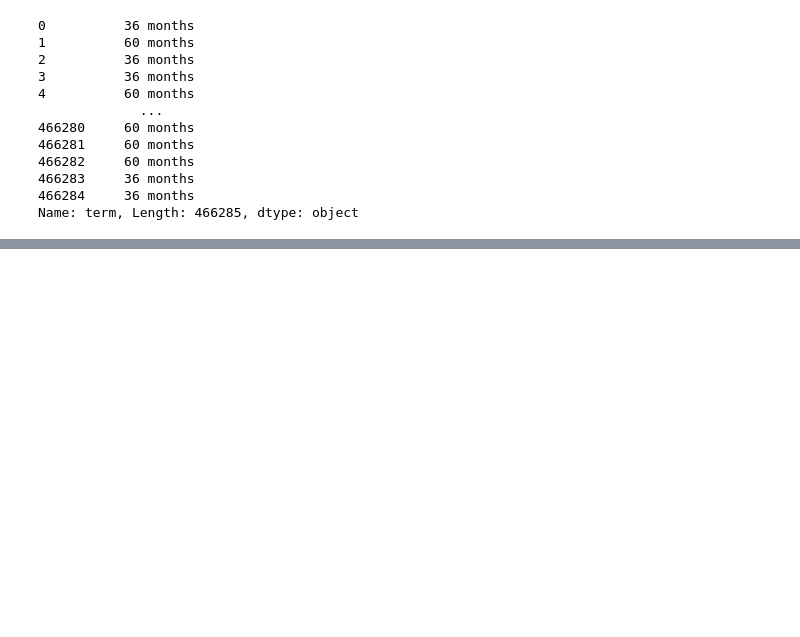
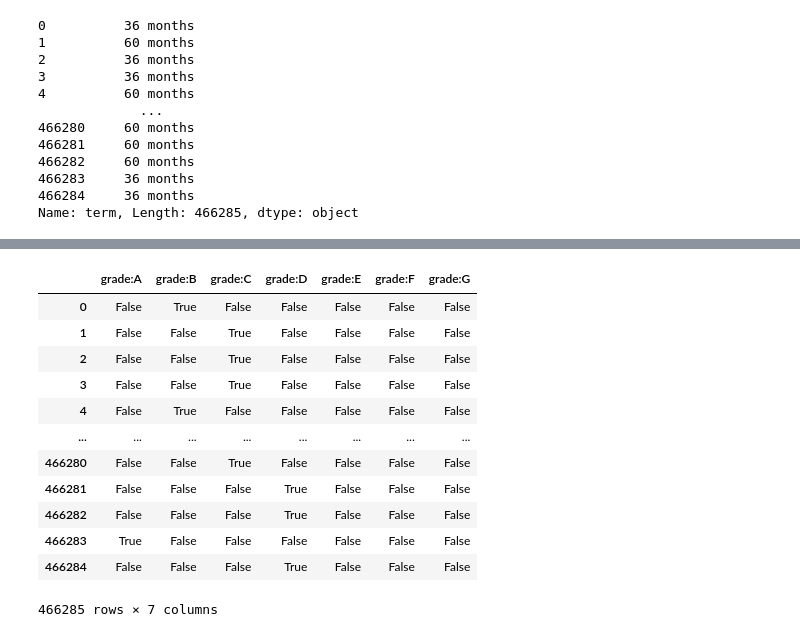
Before and after one commit to RETCx/Credit-Risk-Modeling, a Jupyter notebook: Credit Risk Modeling.ipynb, the cells around one changed output, grey strips where cells are left out. Cells and saved outputs as stored; diff of their text form; code cells hidden in the pictures; blank space fills up the shorter version.

```diff
--- a/Credit Risk Modeling.ipynb
+++ b/Credit Risk Modeling.ipynb
@@ -317,0 +365,16 @@ LCDataDictionary['LoanStatNew'].to_list()
+# %%
+pd.get_dummies(loan_data['grade'],prefix='grade',prefix_sep=':')
+# %% [output]
+|  | grade:A | grade:B | grade:C | grade:D | grade:E | grade:F | grade:G |
+| 0 | False | True | False | False | False | False | False |
+| 1 | False | False | True | False | False | False | False |
+| 2 | False | False | True | False | False | False | False |
+| 3 | False | False | True | False | False | False | False |
+| 4 | False | True | False | False | False | False | False |
+| ... | ... | ... | ... | ... | ... | ... | ... |
+| 466280 | False | False | True | False | False | False | False |
+| 466281 | False | False | False | True | False | False | False |
+| 466282 | False | False | False | True | False | False | False |
+| 466283 | True | False | False | False | False | False | False |
+| 466284 | False | False | False | True | False | False | False |
+466285 rows × 7 columns
```
Also changed, not shown: parts of 73 cells of this notebook, 1 other file.
